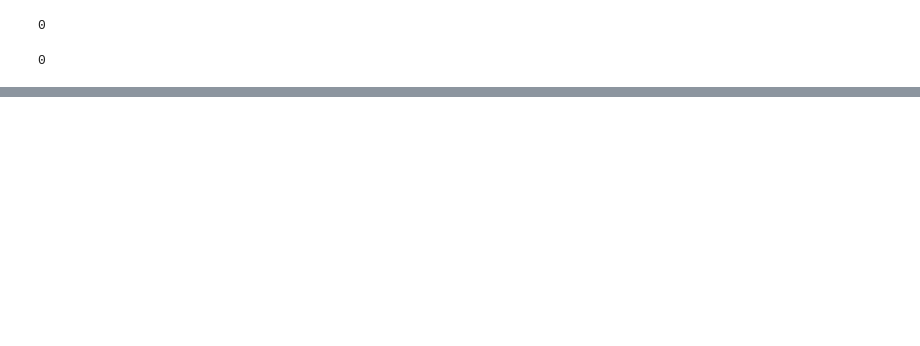
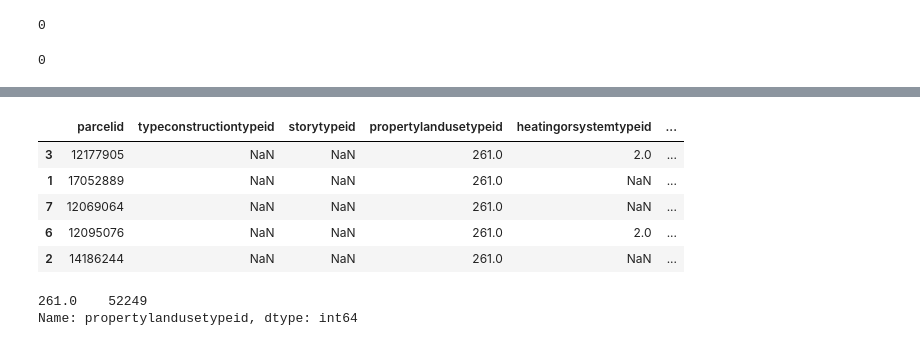
Before and after one commit to devgurung141/clustering-exercises, a Jupyter notebook: zillow.ipynb, the cells around one changed output, grey strips where cells are left out. Drawn from its saved outputs; the diff is of its cells as text; code cells hidden in the pictures; blank space fills up the shorter version.

```diff
--- a/zillow.ipynb
+++ b/zillow.ipynb
@@ -106,0 +103,8 @@ df= df[~boolean_2]
+# %%
+df= df.sort_values('transactiondate')
+# %%
+bool_transactiondate1 = df['transactiondate'].duplicated(keep='first')
+bool_transactiondate1 .value_counts()
+
+# True     77349
+# False      264
@@ -106,0 +129,3 @@ df= df[~boolean_2]
+# %%
+df = df[bool_transactiondate1]
+df.shape
@@ -106,0 +137,2 @@ df= df[~boolean_2]
+# %%
+boolean_1= ((pd.isnull(df['latitude'])) & (pd.isnull(df['longitude'])))
@@ -114,0 +198,15 @@ df.longitude.isnull().sum()
+# %%
+df = df[df['propertylandusetypeid']== 261]
+df.head()
+# %% [output]
+|  | parcelid | typeconstructiontypeid | storytypeid | propertylandusetypeid | heatingorsystemtypeid | ... |
+| 3 | 12177905 | NaN | NaN | 261.0 | 2.0 | ... |
+| 1 | 17052889 | NaN | NaN | 261.0 | NaN | ... |
+| 7 | 12069064 | NaN | NaN | 261.0 | NaN | ... |
+| 6 | 12095076 | NaN | NaN | 261.0 | 2.0 | ... |
+| 2 | 14186244 | NaN | NaN | 261.0 | NaN | ... |
+# %%
+df.propertylandusetypeid.value_counts()
+# %% [output]
+261.0    52249
+Name: propertylandusetypeid, dtype: int64
```
Also changed, not shown: parts of 34 cells of this notebook.
